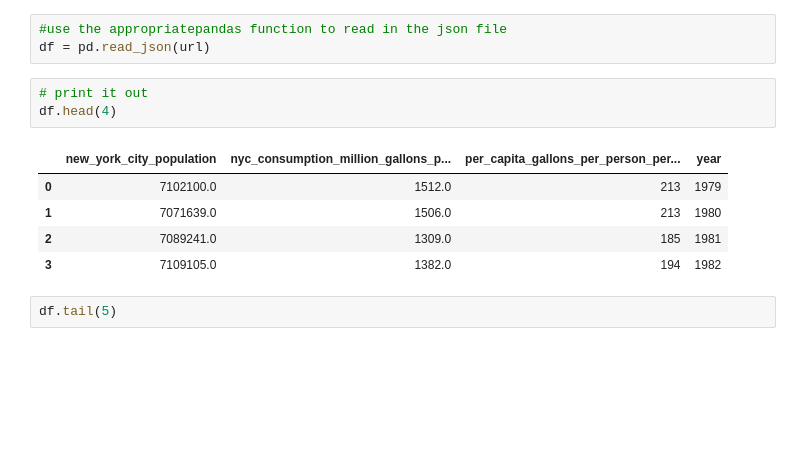
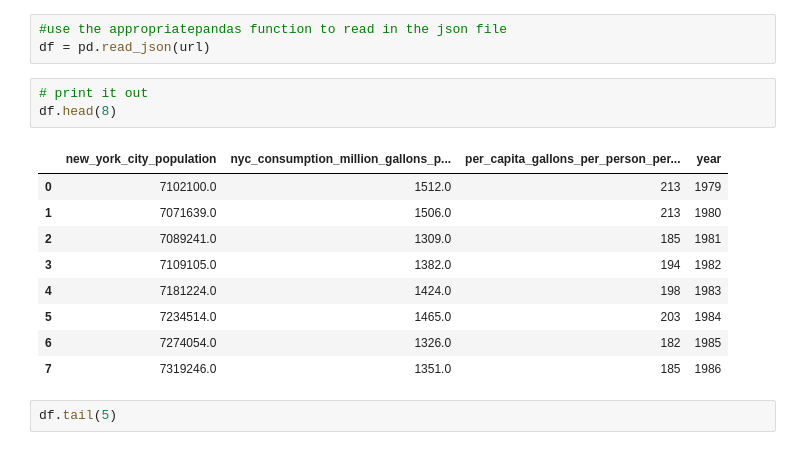
Before and after one commit to ShellyYoon/PUI2018_hl3282, a Jupyter notebook: HW2_hl3282/Assignment2_hl3282.ipynb, the cells around one changed output. Cells and saved outputs as stored; diff of their text form; blank space fills up the shorter version.

```diff
--- a/HW2_hl3282/Assignment2_hl3282.ipynb
+++ b/HW2_hl3282/Assignment2_hl3282.ipynb
@@ -146,13 +143,17 @@ url = "https://data.cityofnewyork.us/resource/waf7-5gvc.json"
 df = pd.read_json(url)
 # %%
 # print it out
-df.head(4)
+df.head(8)
 # %% [output]
 |  | new_york_city_population | nyc_consumption_million_gallons_p... | per_capita_gallons_per_person_per... | year |
 | 0 | 7102100.0 | 1512.0 | 213 | 1979 |
 | 1 | 7071639.0 | 1506.0 | 213 | 1980 |
 | 2 | 7089241.0 | 1309.0 | 185 | 1981 |
 | 3 | 7109105.0 | 1382.0 | 194 | 1982 |
+| 4 | 7181224.0 | 1424.0 | 198 | 1983 |
+| 5 | 7234514.0 | 1465.0 | 203 | 1984 |
+| 6 | 7274054.0 | 1326.0 | 182 | 1985 |
+| 7 | 7319246.0 | 1351.0 | 185 | 1986 |
 # %%
 df.tail(5)
 # %% [output]
```
Also changed, not shown: parts of 5 cells of this notebook.
